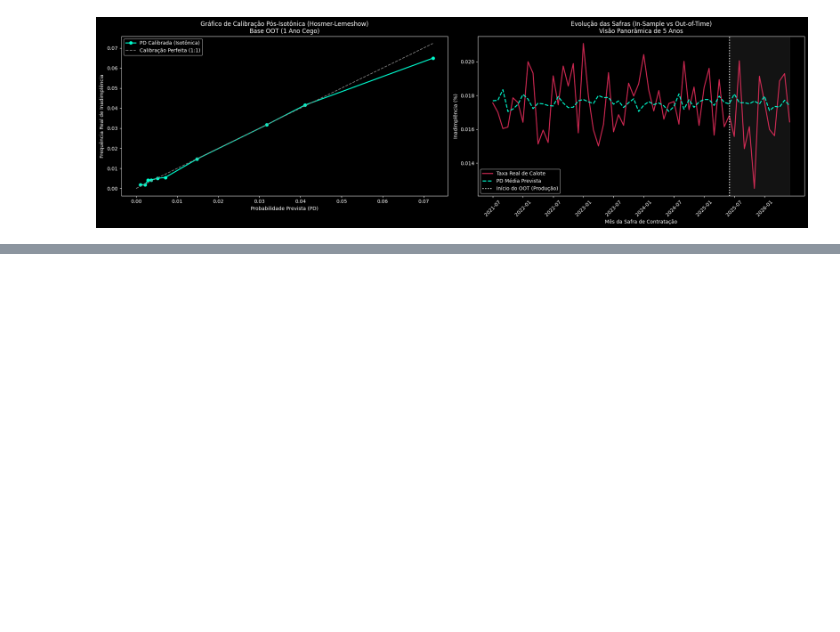
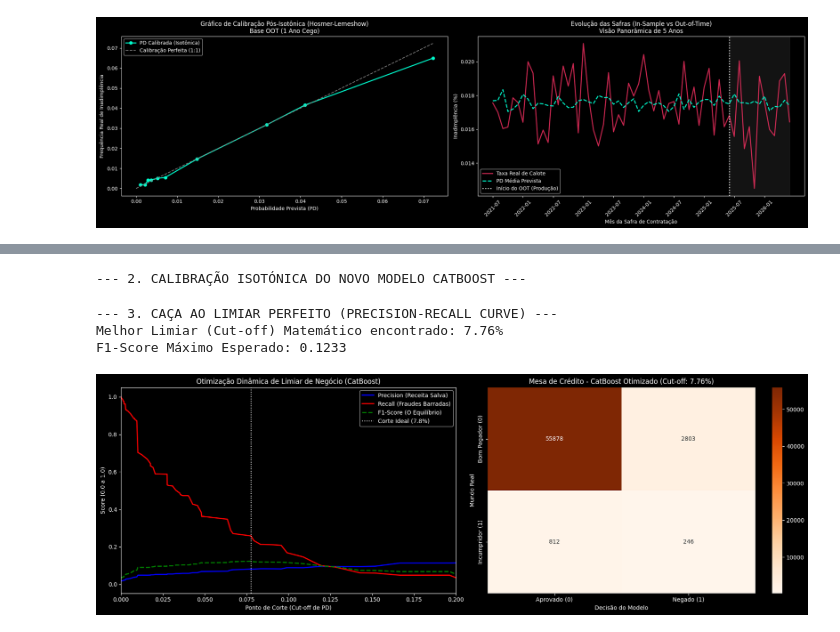
Before and after one commit to engineer-inks/ifrs9-financial-computer-ai, a Jupyter notebook: notebooks/01_estudo_clusters_portfolio.ipynb, the cells around one changed output, grey strips where cells are left out. Cells and saved outputs as stored; diff of their text form; code cells hidden in the pictures; blank space fills up the shorter version.

```diff
--- a/notebooks/01_estudo_clusters_portfolio.ipynb
+++ b/notebooks/01_estudo_clusters_portfolio.ipynb
@@ -821,0 +1243,62 @@ plt.show()
+# %%
+print("--- 2. CALIBRAÇÃO ISOTÓNICA DO NOVO MODELO CATBOOST ---")
+y_train_proba_cat = cat_model.predict_proba(X_train_dev)[:, 1]
+iso_reg_cat = IsotonicRegression(out_of_bounds='clip')
+iso_reg_cat.fit(y_train_proba_cat, y_train_dev)
+
+y_test_proba_cat = cat_model.predict_proba(X_test_dev)[:, 1]
+pd_calibrada_cat = iso_reg_cat.transform(y_test_proba_cat)
+# %% [output]
+--- 2. CALIBRAÇÃO ISOTÓNICA DO NOVO MODELO CATBOOST ---
+# %%
+print("\n--- 3. CAÇA AO LIMIAR PERFEITO (PRECISION-RECALL CURVE) ---")
+# Calculamos todos os cut-offs possíveis
+precisions, recalls, thresholds = precision_recall_curve(y_test_dev, pd_calibrada_cat)
+
+# Evitar divisão por zero e calcular o F1-Score para cada limiar possível
+f1_scores = 2 * (precisions[:-1] * recalls[:-1]) / (precisions[:-1] + recalls[:-1] + 1e-10)
+
+# Procuramos o limiar que maximiza o F1-Score
+best_idx = np.argmax(f1_scores)
+best_threshold = thresholds[best_idx]
+best_f1 = f1_scores[best_idx]
+
+print(f"Melhor Limiar (Cut-off) Matemático encontrado: {best_threshold*100:.2f}%")
+print(f"F1-Score Máximo Esperado: {best_f1:.4f}")
+
+# Aplicando a nova regra de negócio ótima
+previsoes_otimizadas_cat = (pd_calibrada_cat > best_threshold).astype(int)
+
+cm_otimizada_cat = confusion_matrix(y_test_dev, previsoes_otimizadas_cat)
+# %% [output]
+--- 3. CAÇA AO LIMIAR PERFEITO (PRECISION-RECALL CURVE) ---
+Melhor Limiar (Cut-off) Matemático encontrado: 7.76%
+F1-Score Máximo Esperado: 0.1233
+# %%
+# ================= VIZUALIZAÇÃO =================
+fig, (ax1, ax2) = plt.subplots(1, 2, figsize=(18, 6))
+plt.style.use('dark_background')
+
+# Gráfico 1: A Curva de Precision-Recall (A visão do negócio)
+ax1.plot(thresholds, precisions[:-1], 'b-', label='Precision (Receita Salva)', linewidth=2)
+ax1.plot(thresholds, recalls[:-1], 'r-', label='Recall (Fraudes Barradas)', linewidth=2)
+ax1.plot(thresholds, f1_scores, 'g--', label='F1-Score (O Equilíbrio)', linewidth=2)
+ax1.axvline(x=best_threshold, color='white', linestyle=':', label=f'Corte Ideal ({best_threshold*100:.1f}%)')
+ax1.set_title("Otimização Dinâmica de Limiar de Negócio (CatBoost)")
+ax1.set_xlabel("Ponto de Corte (Cut-off de PD)")
+ax1.set_ylabel("Score (0.0 a 1.0)")
+ax1.set_xlim([0, 0.20]) # Focando nos primeiros 20%
+ax1.legend()
+
+# Gráfico 2: Matriz de Confusão do CatBoost com Limiar Otimizado
+sns.heatmap(cm_otimizada_cat, annot=True, fmt='d', cmap='Oranges', ax=ax2,
+            xticklabels=['Aprovado (0)', 'Negado (1)'],
+            yticklabels=['Bom Pagador (0)', 'Incumpridor (1)'])
+ax2.set_title(f"Mesa de Crédito - CatBoost Otimizado (Cut-off: {best_threshold*100:.2f}%)")
+ax2.set_ylabel("Mundo Real")
+ax2.set_xlabel("Decisão do Modelo")
+
+plt.tight_layout()
+plt.show()
+# %% [output]
+[figure, added]
```
Also changed, not shown: parts of 16 cells of this notebook.
